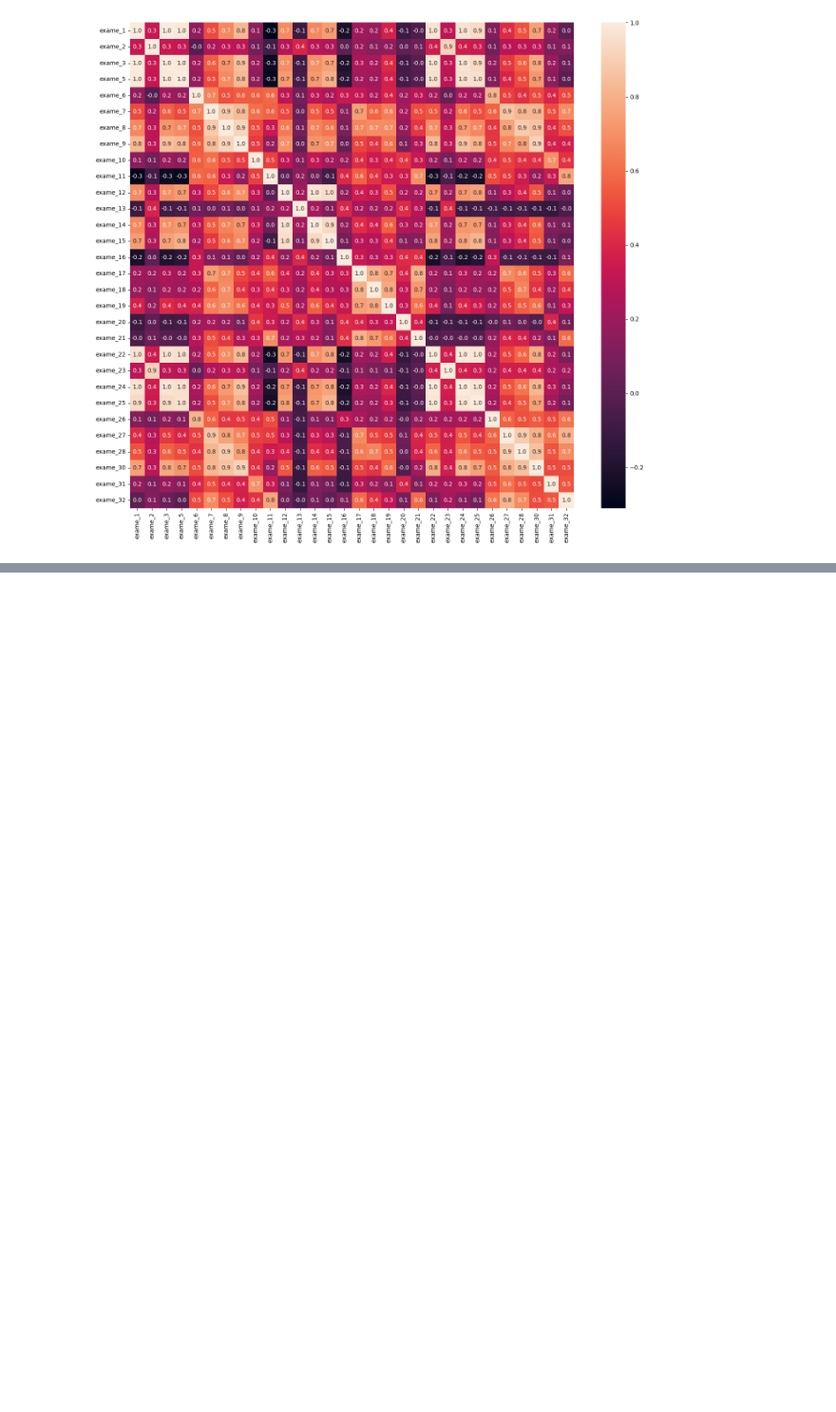
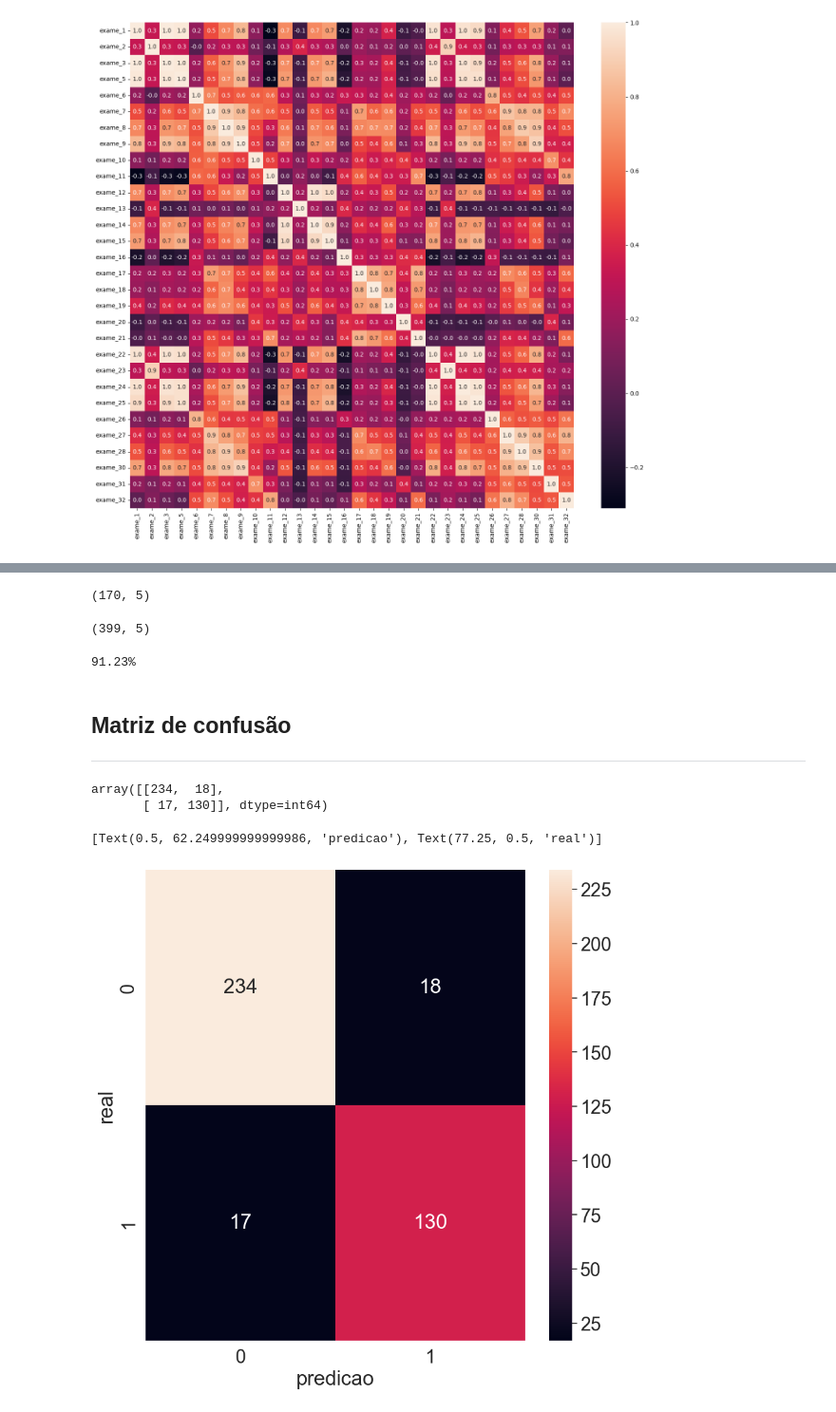
Before and after one commit to Lyarkh/Formacao_Machine_Learning, a Jupyter notebook: machine_learning/3 - lidando_com_dados_de_muitas_dimensoes/tratando_dados_de_muitas_dimensoes.ipynb, the cells around one changed output, grey strips where cells are left out. Shown: that part at 95% size. Cells and saved outputs as stored; diff of their text form; code cells hidden in the pictures; blank space fills up the shorter version.

Commit message:
feat: matriz de confusão

```diff
--- a/machine_learning/3 - lidando_com_dados_de_muitas_dimensoes/tratando_dados_de_muitas_dimensoes.ipynb
+++ b/machine_learning/3 - lidando_com_dados_de_muitas_dimensoes/tratando_dados_de_muitas_dimensoes.ipynb
@@ -254,0 +241,32 @@ print("{:.2%}".format(classificador.score(teste_kbest, teste_y)))
+# %%
+treino_kbest.shape
+# %% [output]
+(170, 5)
+# %%
+teste_kbest.shape
+# %% [output]
+(399, 5)
+# %%
+classificador = RandomForestClassifier(n_estimators=100, random_state=1234)
+classificador.fit(treino_kbest, treino_y)
+print("{:.2%}".format(classificador.score(teste_kbest, teste_y)))
+# %% [output]
+91.23%
+# %% [markdown]
+## Matriz de confusão
+---
+# %%
+from sklearn.metrics import confusion_matrix
+
+matriz_confusao = confusion_matrix(teste_y, classificador.predict(teste_kbest))
+matriz_confusao
+# %% [output]
+array([[234,  18],
+       [ 17, 130]], dtype=int64)
+# %%
+plt.figure(figsize=(10, 10))
+sns.set(font_scale=2)
+sns.heatmap(matriz_confusao, annot=True, fmt="d").set(xlabel='predicao', ylabel='real')
+# %% [output]
+[Text(0.5, 62.249999999999986, 'predicao'), Text(77.25, 0.5, 'real')]
+[figure, added]
```
Also changed, not shown: parts of 27 cells of this notebook.
